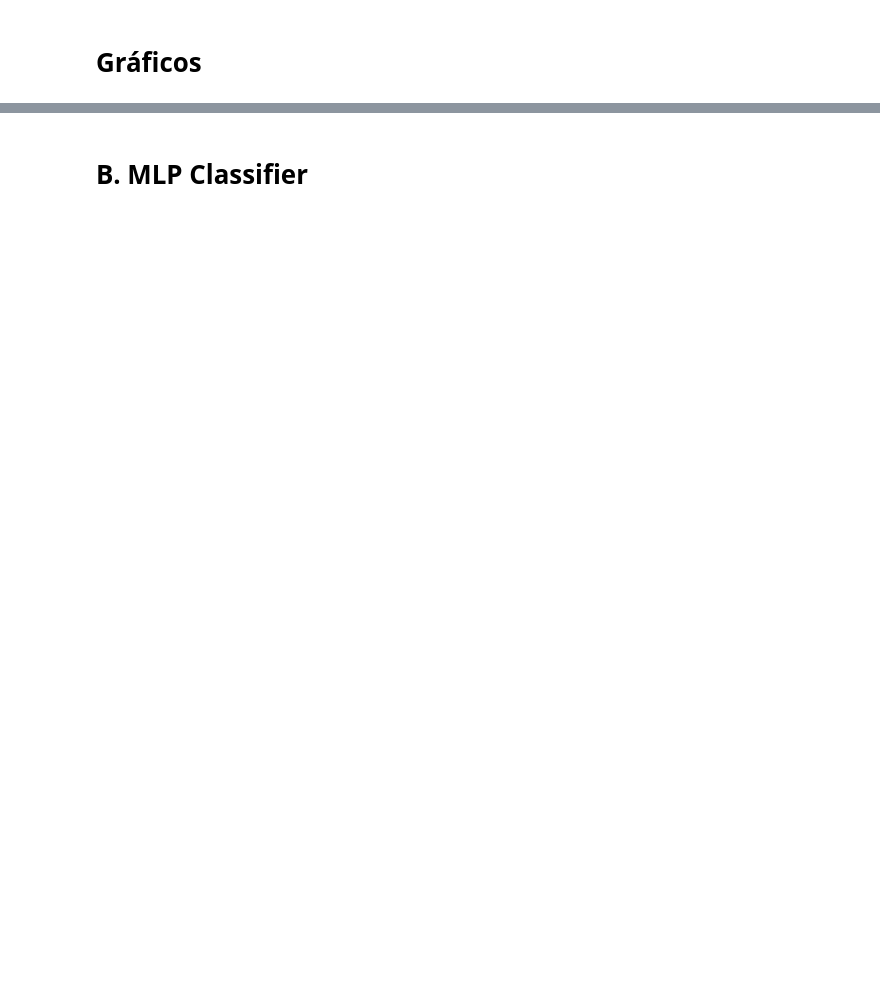
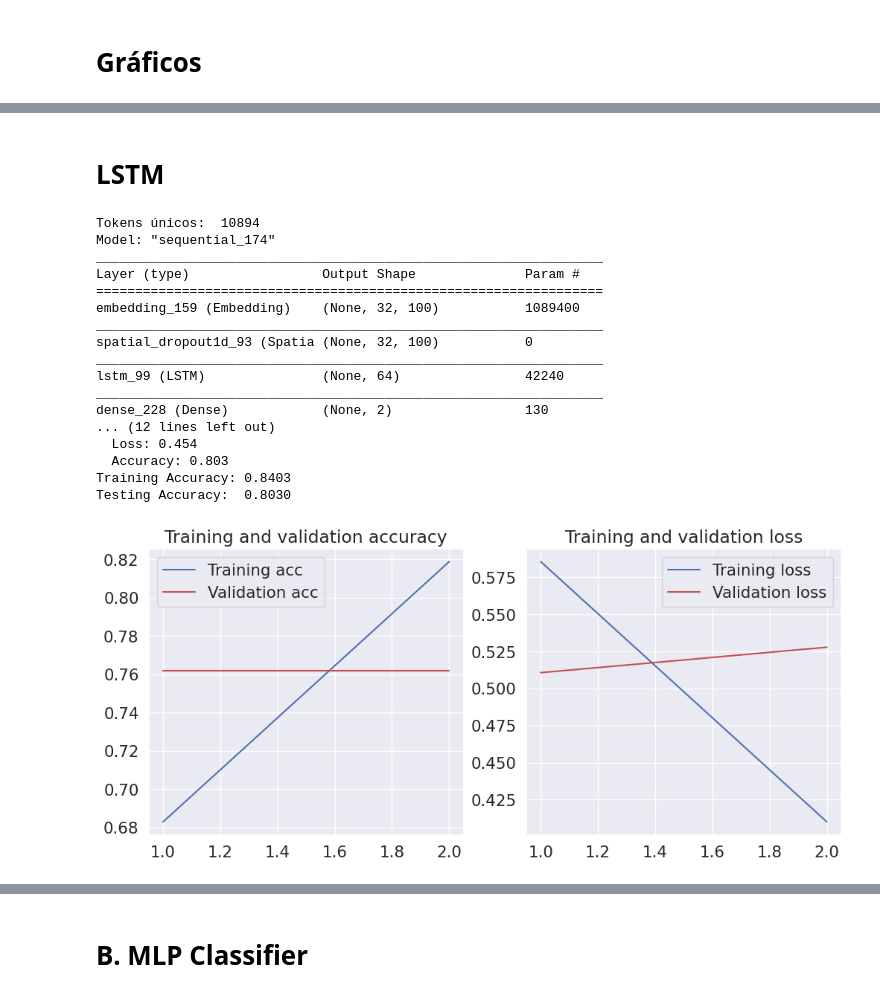
Before and after one commit to delpinor/datos7506, a Jupyter notebook: TP2 - ML.ipynb, the cells around one changed output, grey strips where cells are left out. Drawn from its saved outputs; the diff is of its cells as text; code cells hidden in the pictures; blank space fills up the shorter version.

Commit message:
Dos algoritmos que funcioan al 80%. Mucho para mejorar..

```diff
--- a/TP2 - ML.ipynb
+++ b/TP2 - ML.ipynb
@@ -545,0 +508,77 @@ ROC:
+# %% [markdown]
+# LSTM
+# %%
+# Cantidad máxima de palabras en text_clean
+MAX_SEQUENCE_LENGTH = train_df['text_clean'].str.split().str.len().max() + 1
+
+#Maximo de palabras
+MAX_NB_WORDS = 2000
+
+# Matriz de salida
+EMBEDDING_DIM = 100
+
+X = train_df['text_clean']
+y = train_df['target']
+
+
+tokenizer = Tokenizer(num_words=MAX_NB_WORDS)
+tokenizer.fit_on_texts(X.values)
+
+vocab_size = len(tokenizer.word_index) + 1  # Más una columna para el index
+print('Tokens únicos: ', vocab_size)
+
+X = tokenizer.texts_to_sequences(X.values)
+
+X = pad_sequences(X, maxlen=MAX_SEQUENCE_LENGTH)
+y = pd.get_dummies(y).values
+#y = y.values
+
+
+# Split
+X_train, X_test, y_train, y_test = train_test_split(X,y, test_size = 0.25, random_state = 0)
+
+
+model = Sequential()
+model.add(layers.Embedding(vocab_size, EMBEDDING_DIM ,input_length = X.shape[1]))
+model.add(layers.SpatialDropout1D(0.4))
+model.add(layers.LSTM(64, dropout=0.2, recurrent_dropout=0.2))
+model.add(layers.Dense(2, activation='sigmoid'))
+model.compile(loss='categorical_crossentropy', optimizer='adam', metrics=['accuracy'])
+print(model.summary())
+
+
+epochs = 2
+
+batch_size = 32
+
+history = model.fit(X_train, y_train, epochs=epochs, batch_size=batch_size,
+                    validation_split=0.1,callbacks=[EarlyStopping(monitor='val_loss',
+                    patience=3, min_delta=0.0001)])
+
+accr = model.evaluate(X_test,y_test)
+print('Test set\n  Loss: {:0.3f}\n  Accuracy: {:0.3f}'.format(accr[0],accr[1]))
+
+loss, accuracy = model.evaluate(X_train, y_train, verbose=False)
+print("Training Accuracy: {:.4f}".format(accuracy))
+loss, accuracy = model.evaluate(X_test, y_test, verbose=False)
+print("Testing Accuracy:  {:.4f}".format(accuracy))
+plot_history(history)
+# %% [output]
+Tokens únicos:  10894
+Model: "sequential_174"
+_________________________________________________________________
+Layer (type)                 Output Shape              Param #
+=================================================================
+embedding_159 (Embedding)    (None, 32, 100)           1089400
+_________________________________________________________________
+spatial_dropout1d_93 (Spatia (None, 32, 100)           0
+_________________________________________________________________
+lstm_99 (LSTM)               (None, 64)                42240
+_________________________________________________________________
+dense_228 (Dense)            (None, 2)                 130
+... (12 lines left out)
+  Loss: 0.454
+  Accuracy: 0.803
+Training Accuracy: 0.8403
+Testing Accuracy:  0.8030
+[figure, added]
```
Also changed, not shown: parts of 21 cells of this notebook, 1 other file.
